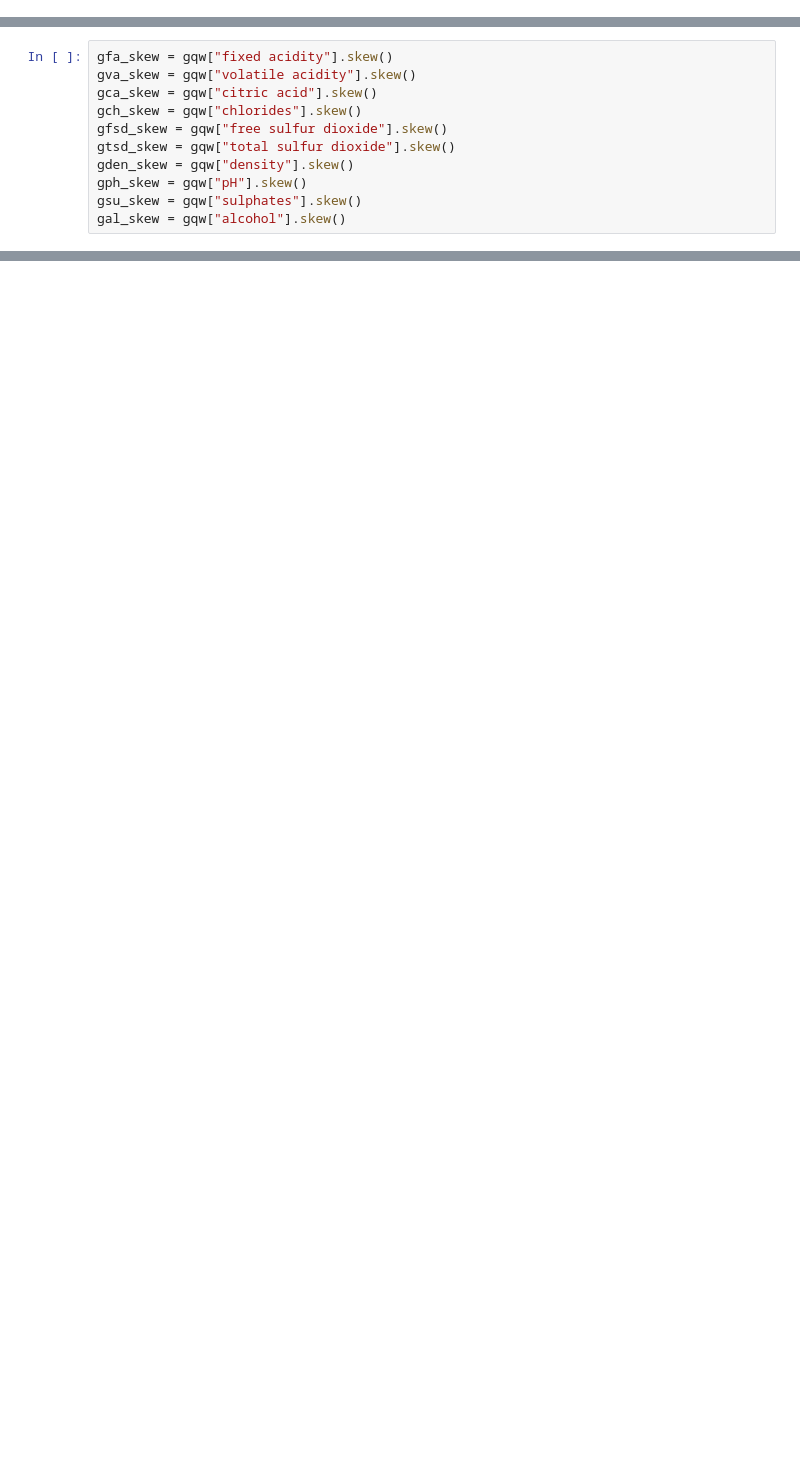
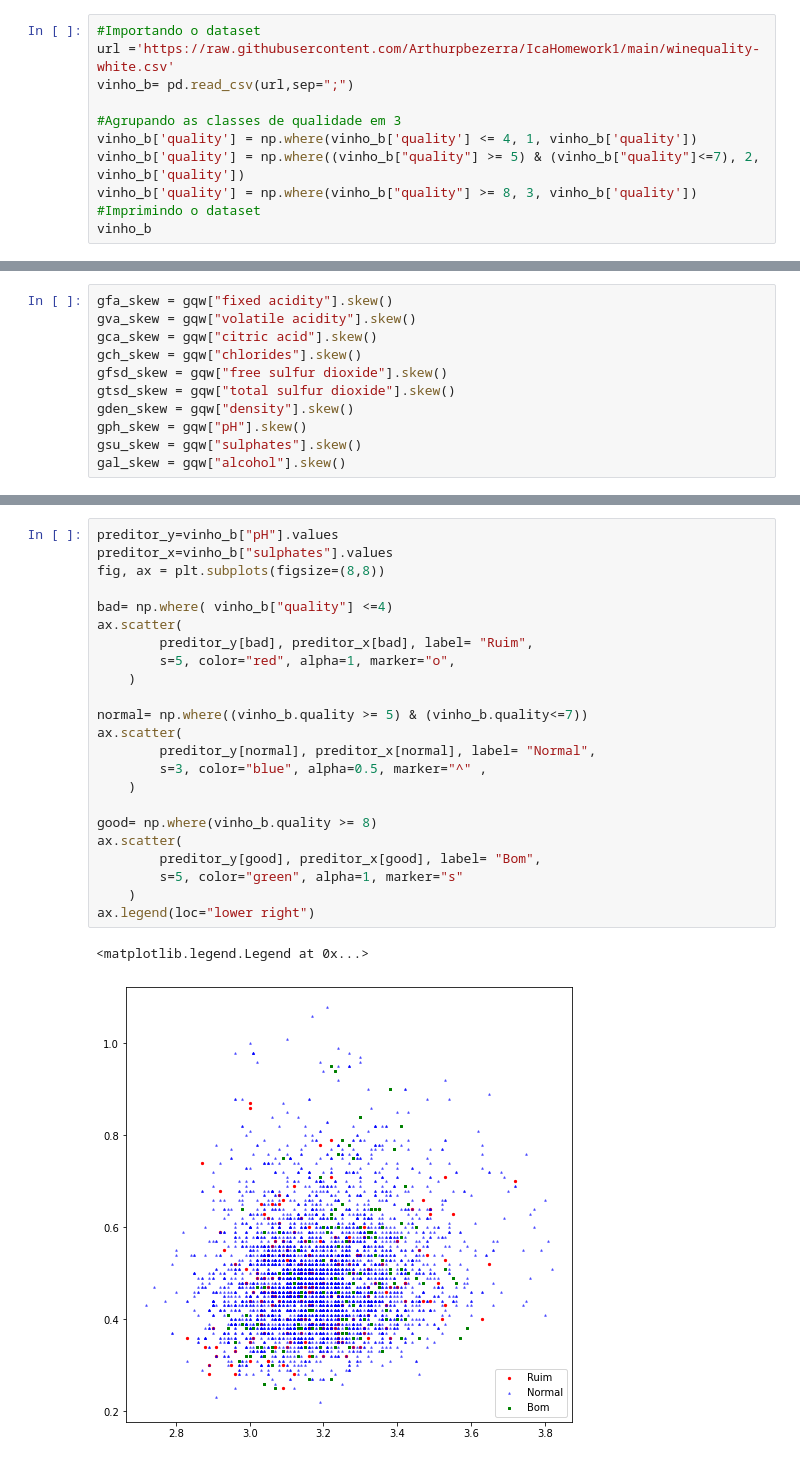
Before and after one commit to Arthurpbezerra/IcaHomework1, a Jupyter notebook: vinho.ipynb, the cells around one changed output, grey strips where cells are left out. Saved outputs shown, nothing was run; the diff lists cells and outputs as text; blank space fills up the shorter version.

```diff
--- a/vinho.ipynb
+++ b/vinho.ipynb
@@ -39,0 +22,11 @@ vinho_b
+# %%
+#Importando o dataset
+url ='https://raw.githubusercontent.com/Arthurpbezerra/IcaHomework1/main/winequality-white.csv'
+vinho_b= pd.read_csv(url,sep=";")
+
+#Agrupando as classes de qualidade em 3
+vinho_b['quality'] = np.where(vinho_b['quality'] <= 4, 1, vinho_b['quality'])
+vinho_b['quality'] = np.where((vinho_b["quality"] >= 5) & (vinho_b["quality"]<=7), 2, vinho_b['quality'])
+vinho_b['quality'] = np.where(vinho_b["quality"] >= 8, 3, vinho_b['quality'])
+#Imprimindo o dataset
+vinho_b
@@ -764,0 +815,26 @@ gal_skew = gqw["alcohol"].skew()
+# %%
+preditor_y=vinho_b["pH"].values
+preditor_x=vinho_b["sulphates"].values
+fig, ax = plt.subplots(figsize=(8,8))
+
+bad= np.where( vinho_b["quality"] <=4)
+ax.scatter(
+        preditor_y[bad], preditor_x[bad], label= "Ruim",
+        s=5, color="red", alpha=1, marker="o",
+    )
+
+normal= np.where((vinho_b.quality >= 5) & (vinho_b.quality<=7))
+ax.scatter(
+        preditor_y[normal], preditor_x[normal], label= "Normal",
+        s=3, color="blue", alpha=0.5, marker="^" ,
+    )
+
+good= np.where(vinho_b.quality >= 8)
+ax.scatter(
+        preditor_y[good], preditor_x[good], label= "Bom",
+        s=5, color="green", alpha=1, marker="s"
+    )
+ax.legend(loc="lower right")
+# %% [output]
+<matplotlib.legend.Legend at 0x...>
+[figure, added]
```
Also changed, not shown: parts of 80 cells of this notebook.
